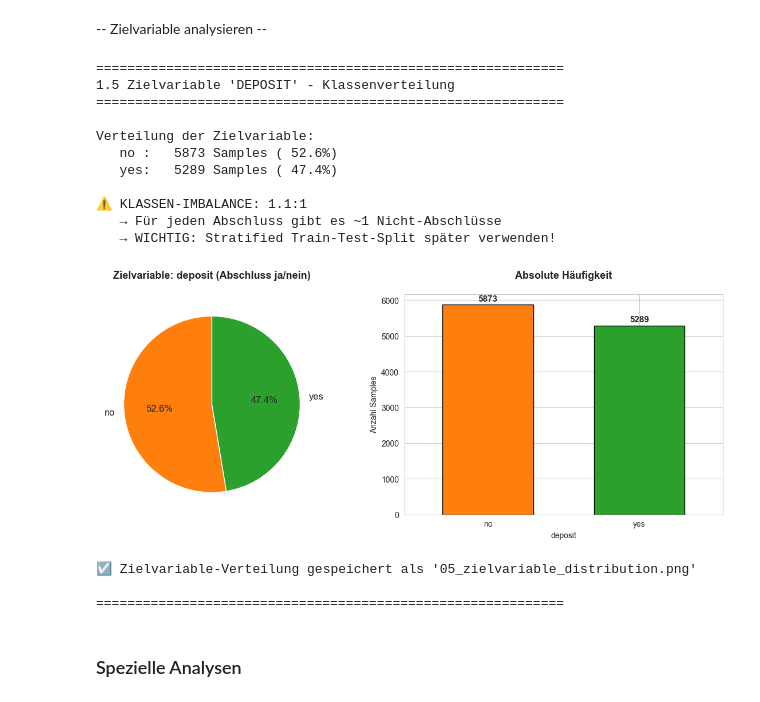
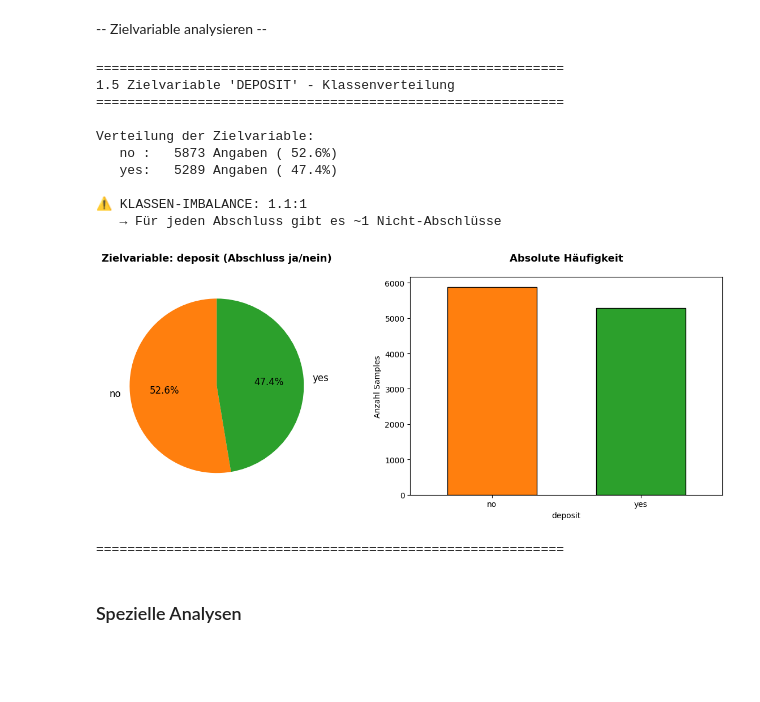
Before and after one commit to elias06-dev/pruefung_data_science-Gruppe_8, a Jupyter notebook: Notebook/notebook_pruefung copy.ipynb, the cells around one changed output. Cells and saved outputs as stored; diff of their text form; code cells hidden in the pictures; blank space fills up the shorter version.

```diff
--- a/Notebook/notebook_pruefung copy.ipynb
+++ b/Notebook/notebook_pruefung copy.ipynb
@@ -345,7 +345,7 @@ for idx, col in enumerate(numeric_cols):
     ax = axes[idx]
 
     # Histogramm
-    ax.hist(df[col], bins=50, alpha=0.7)
+    ax.hist(df[col], bins=50, alpha=0.7, color='steelblue', edgecolor='black')
     ax.set_title(f'Histogram: {col}', fontsize=12, fontweight='bold')
     ax.set_xlabel('Wert')
     ax.set_ylabel('Häufigkeit')
@@ -521,6 +521,11 @@ print("=" * 60)
 
 # deposit in binär konvertieren, um mit den numerischen Werten arbeiten zu können
 df['deposit_binary'] = (df['deposit'] == 'yes').astype(int)
+
+# loan, housing, default ebenso binär konvertieren
+df['default_binary'] = (df['default'] == 'yes').astype(int)
+df['housing_binary'] = (df['housing'] == 'yes').astype(int)
+df['loan_binary'] = (df['loan'] == 'yes').astype(int)
 
 # Korrelationsmatrix berechnen
 numeric_cols = df.select_dtypes(include=[np.number]).columns.tolist()
@@ -635,56 +644,46 @@ deposit_pcts = df['deposit'].value_counts(normalize=True) * 100
 print("\nVerteilung der Zielvariable:")
 for val, count in deposit_counts.items():
     pct = deposit_pcts[val]
-    print(f"   {val:3s}: {count:6d} Samples ({pct:5.1f}%)")
+    print(f"   {val:3s}: {count:6d} Angaben ({pct:5.1f}%)")
 
 # Imbalance-Ratio
 imbalance_ratio = deposit_pcts['no'] / deposit_pcts['yes']
 print(f"\n\u26A0 KLASSEN-IMBALANCE: {imbalance_ratio:.1f}:1")
 print(f"   → Für jeden Abschluss gibt es ~{imbalance_ratio:.0f} Nicht-Abschlüsse")
-print(f"   → WICHTIG: Stratified Train-Test-Split später verwenden!")
 
 # Pie-Chart
 fig, (ax1, ax2) = plt.subplots(1, 2, figsize=(12, 5))
 
 # Pie-Chart
 colors = ['#ff7f0e', '#2ca02c']
 wedges, texts, autotexts = ax1.pie(deposit_pcts, labels=deposit_pcts.index, autopct='%1.1f%%',
                                      colors=colors, startangle=90, textprops={'fontsize': 12})
 ax1.set_title('Zielvariable: deposit (Abschluss ja/nein)', fontsize=13, fontweight='bold', pad=20)
 
 # Bar-Chart
 deposit_counts.plot(kind='bar', ax=ax2, color=colors, edgecolor='black', width=0.6)
 ax2.set_title('Absolute Häufigkeit', fontsize=13, fontweight='bold', pad=20)
 ax2.set_ylabel('Anzahl Samples')
 ax2.set_xlabel('deposit')
 ax2.tick_params(axis='x', rotation=0)
 
-for i, v in enumerate(deposit_counts):
-    ax2.text(i, v + 100, str(v), ha='center', fontsize=11, fontweight='bold')
-
 plt.tight_layout()
-plt.savefig('05_zielvariable_distribution.png', dpi=300, bbox_inches='tight')
 plt.show()
-
-print("\n\u2611 Zielvariable-Verteilung gespeichert als '05_zielvariable_distribution.png'")
 
 print("")
 print("=" * 60)
 # %% [output]
 ============================================================
 1.5 Zielvariable 'DEPOSIT' - Klassenverteilung
 ============================================================
 
 Verteilung der Zielvariable:
-   no :   5873 Samples ( 52.6%)
-   yes:   5289 Samples ( 47.4%)
+   no :   5873 Angaben ( 52.6%)
+   yes:   5289 Angaben ( 47.4%)
 
 ⚠ KLASSEN-IMBALANCE: 1.1:1
    → Für jeden Abschluss gibt es ~1 Nicht-Abschlüsse
-   → WICHTIG: Stratified Train-Test-Split später verwenden!
-[figure, old version]
+[figure, new version]
-☑ Zielvariable-Verteilung gespeichert als '05_zielvariable_distribution.png'
-
 ============================================================
 # %% [markdown]
 ### Spezielle Analysen
```
Also changed, not shown: parts of 75 cells of this notebook, 2 other files.
